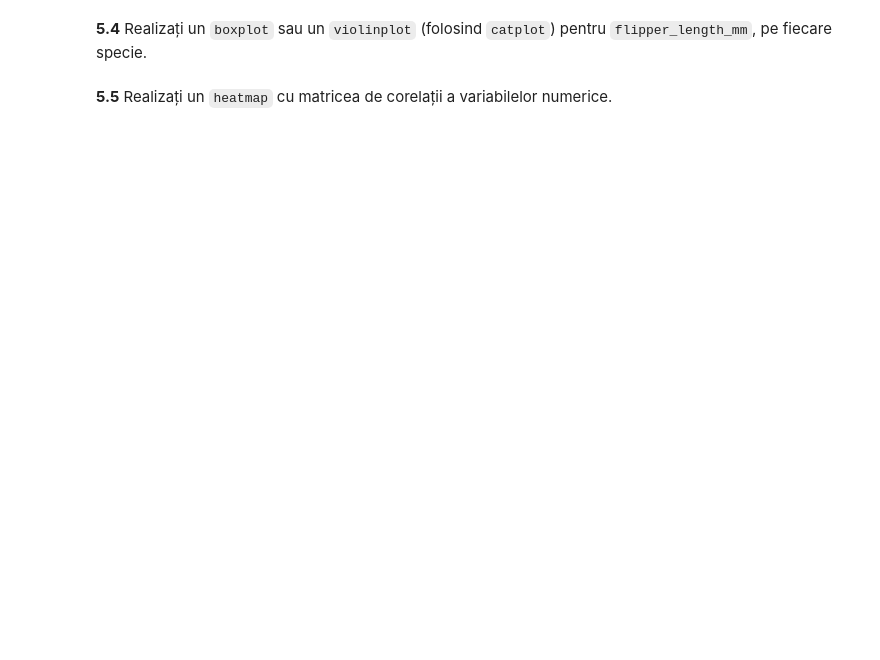
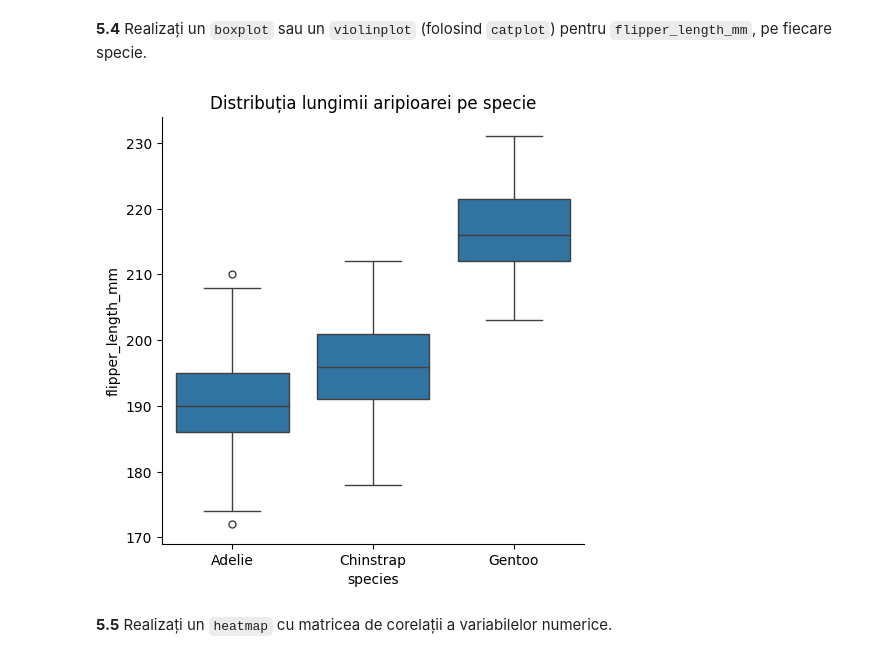
Before and after one commit to alexmaroiu24/ML-Seminar-MaroiuAlexandru, a Jupyter notebook: Maroiu_Alexandru_Tema_Laborator_2_ML.ipynb, the cells around one changed output. Cells and saved outputs as stored; diff of their text form; code cells hidden in the pictures; blank space fills up the shorter version.

```diff
--- a/Maroiu_Alexandru_Tema_Laborator_2_ML.ipynb
+++ b/Maroiu_Alexandru_Tema_Laborator_2_ML.ipynb
@@ -250,6 +272,11 @@ dtype: int64
 **5.4** Realizați un `boxplot` sau un `violinplot` (folosind `catplot`) pentru `flipper_length_mm`, pe fiecare specie.
 # %%
 # TODO 5.4
+sns.catplot(data=penguins_clean, x='species', y='flipper_length_mm', kind='box')
+plt.title('Distribuția lungimii aripioarei pe specie')
+plt.show()
+# %% [output]
+[figure, added]
 # %% [markdown]
 **5.5** Realizați un `heatmap` cu matricea de corelații a variabilelor numerice.
 # %%
```
Also changed, not shown: parts of 6 cells of this notebook.
